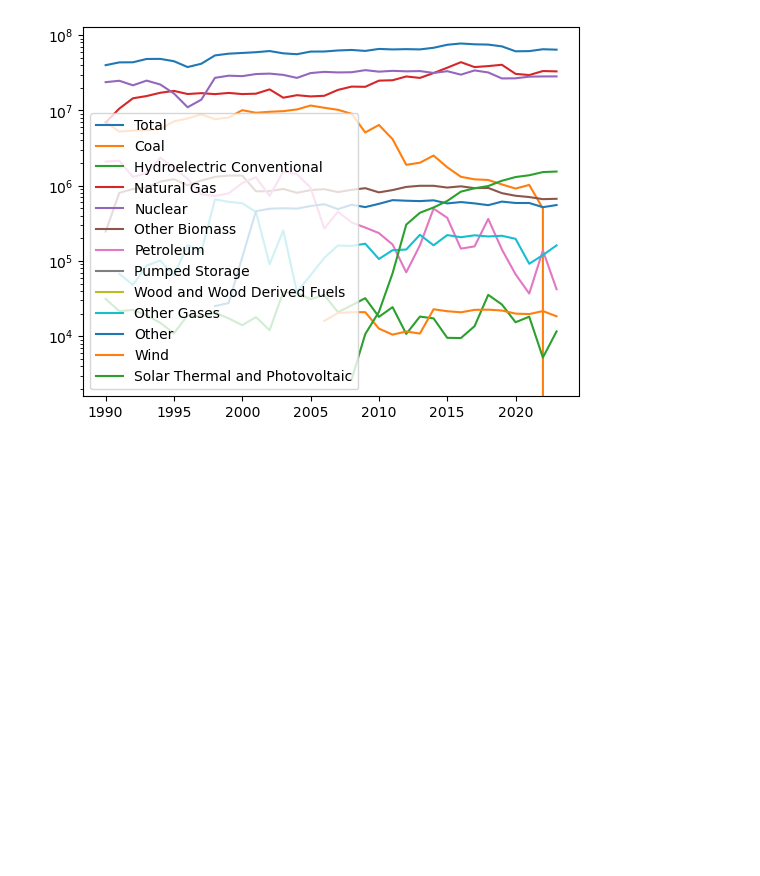
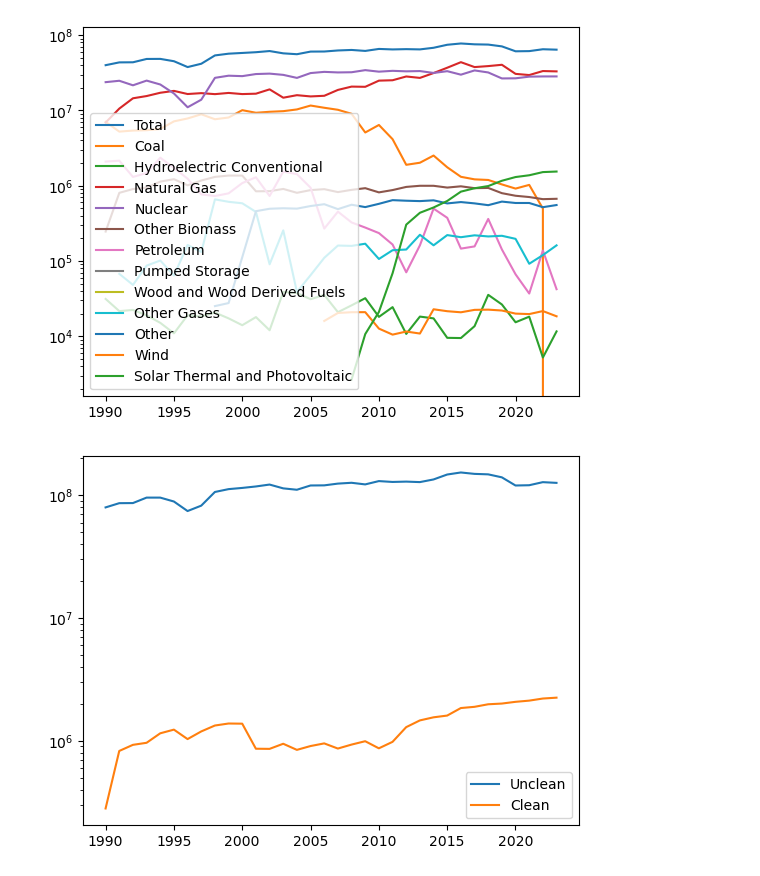
Before and after one commit to Rutgers-Economics-Labs/CleanEnergyFundingF24, a Jupyter notebook: model.ipynb, the cells around one changed output. Drawn from its saved outputs; the diff is of its cells as text; code cells hidden in the pictures; blank space fills up the shorter version.

```diff
--- a/model.ipynb
+++ b/model.ipynb
@@ -39,0 +22,22 @@ by_source
+# %%
+by_source = df2[df2["TYPE OF PRODUCER"] == "Total Electric Power Industry"]
+print(by_source["ENERGY SOURCE"].unique())
+by_source["CLEAN"] = 0
+by_source["CLEAN"] = by_source["ENERGY SOURCE"].map({
+    "Total": 0,
+    "Coal": 0,
+    "Hydroelectric Conventional": 1,
+    "Natural Gas": 0,
+    "Nuclear": 0,
+    "Other Biomass": 1,
+    "Petroleum": 0,
+    "Pumped Storage": 0,
+    "Wood and Wood Derived Fuels": 1,
+    "Other Gases": 0,
+    "Other": 0,
+    "Wind": 1,
+    "Solar Thermal and Photovoltaic": 1
+})
+
+result = by_source.groupby(["YEAR", "CLEAN"])["GENERATION (Megawatthours)"].sum().reset_index()
+result
@@ -46,3 +78,12 @@ plt.legend()
 plt.show()
 # %% [output]
 [figure]
+# %%
+plt.plot(result["YEAR"].unique(), result[result["CLEAN"] == 0]["GENERATION (Megawatthours)"], label = "Unclean")
+plt.plot(result["YEAR"].unique(), result[result["CLEAN"] == 1]["GENERATION (Megawatthours)"], label = "Clean")
+plt.legend()
+plt.yscale("log")
+
+plt.show()
+# %% [output]
+[figure, added]
```
Also changed, not shown: parts of 6 cells of this notebook, 1 other file.
